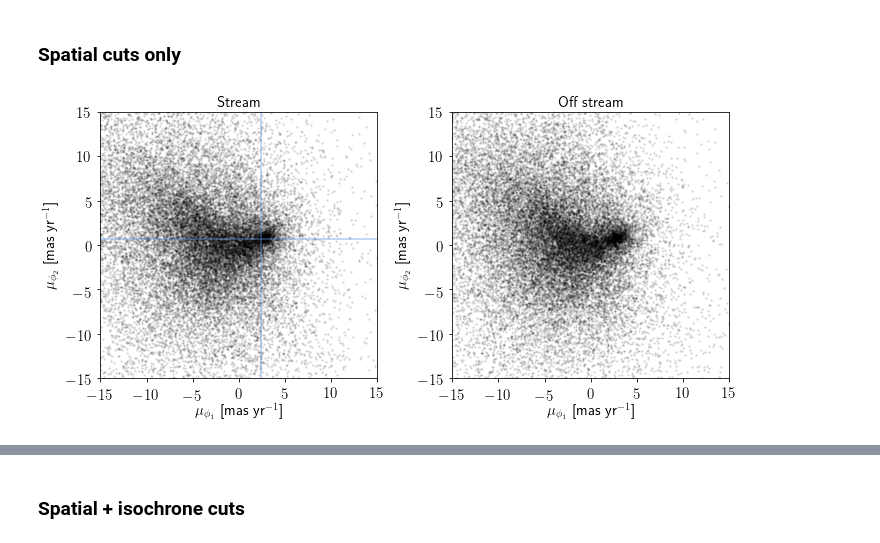
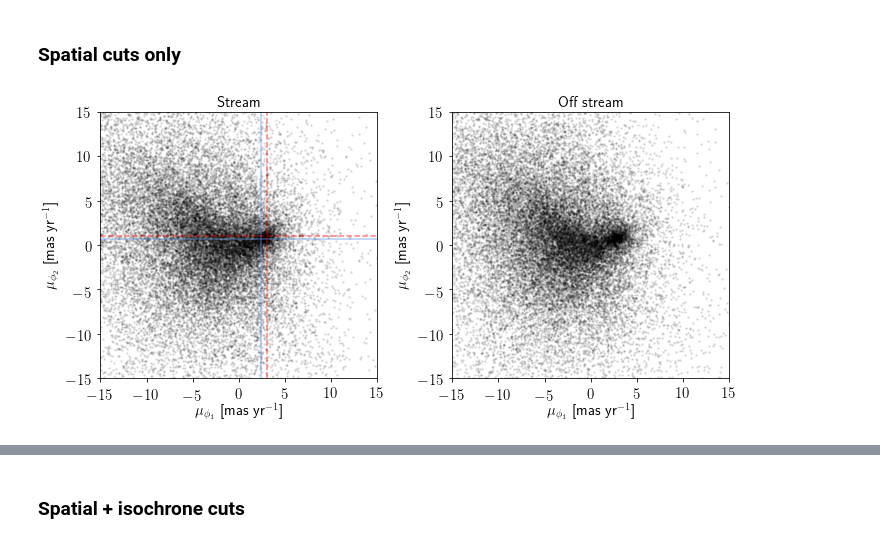
Before and after one commit to norashipp/shared_notebooks, a Jupyter notebook: Elqui.ipynb, the cells around one changed output, grey strips where cells are left out. Cells and saved outputs as stored; diff of their text form; code cells hidden in the pictures.

```diff
--- a/Elqui.ipynb
+++ b/Elqui.ipynb
@@ -1,5 +1,9 @@
 # %%
 STREAM = 'Elqui'
+# %%
+# Fit results (by eye)
+pmRA, pmDEC = -1.7, 1.9
+pmPHI1, pmPHI2 = 2.4, 0.7
 # %%
 MAG = 'WAVG_MAG_PSF_%s_DERED'
 MAGG = MAG%'G'
@@ -197,29 +201,32 @@ pm.colorbar(im)
 # %%
 fig, ax = plt.subplots(1,2,figsize=(10,5))
 
 plt.sca(ax[0])
 plt.plot(data['PMPHI1'][on_stream], data['PMPHI2'][on_stream], 'k.', ms=3, alpha=0.1)
 
-pmPHI1 = 2.4
-pmPHI2 = 0.7
 plt.axvline(pmPHI1, alpha=0.5, c='cornflowerblue')
 plt.axhline(pmPHI2, alpha=0.5, c='cornflowerblue')
+
+pmPHI1_clump = 3.0
+pmPHI2_clump = 1.0
+plt.axvline(pmPHI1_clump, alpha=0.5, c='r', ls='--')
+plt.axhline(pmPHI2_clump, alpha=0.5, c='r', ls='--')
 
 plt.xlim(-15,15)
 plt.ylim(-15,15)
 plt.xlabel('$\mu_{\phi_1}$ [mas yr$^{-1}$]')
 plt.ylabel('$\mu_{\phi_2}$ [mas yr$^{-1}$]')
 plt.title('Stream', fontsize='medium')
 
 plt.sca(ax[1])
 plt.plot(data['PMPHI1'][off_stream], data['PMPHI2'][off_stream], 'k.', ms=3, alpha=0.1)
 
 plt.xlim(-15,15)
 plt.ylim(-15,15)
 plt.xlabel('$\mu_{\phi_1}$ [mas yr$^{-1}$]')
 plt.ylabel('$\mu_{\phi_2}$ [mas yr$^{-1}$]')
 plt.title('Off stream', fontsize='medium')
 
 plt.tight_layout()
 # %% [output]
-[figure, old version]
+[figure, new version]
```
Also changed, not shown: parts of 8 cells of this notebook.
